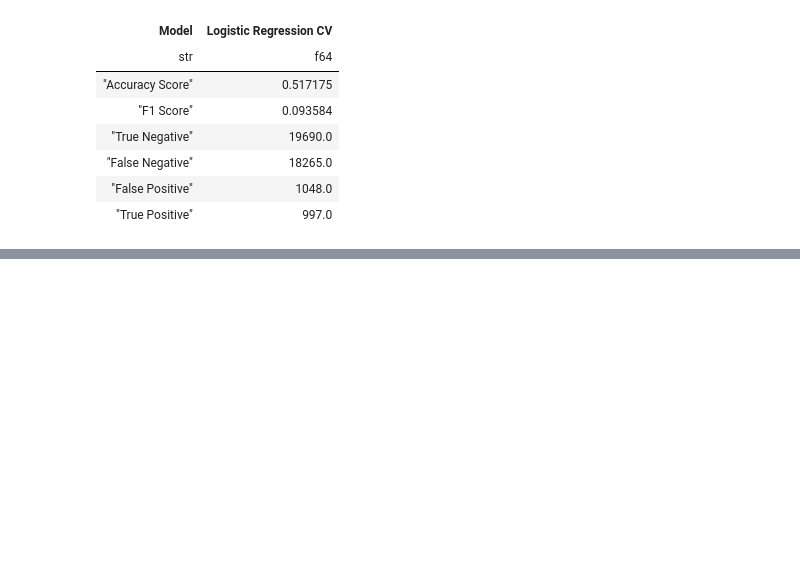
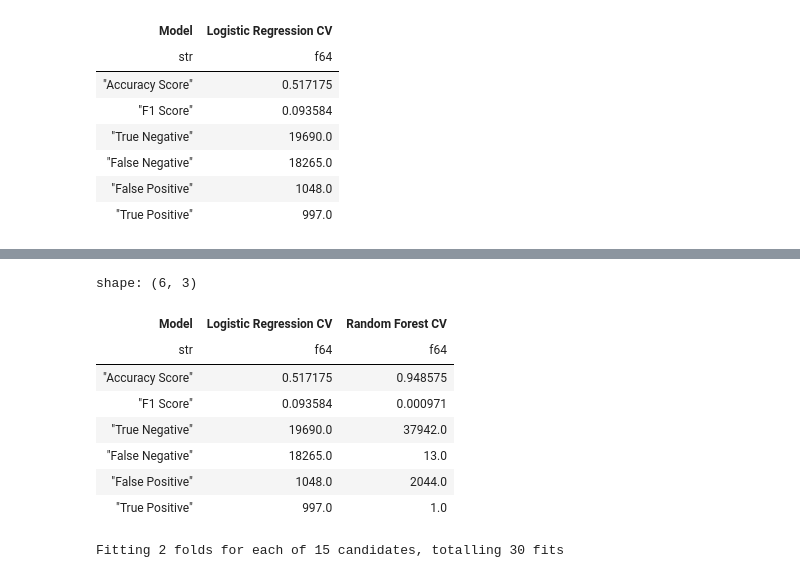
Before and after one commit to ZygimantasB/scikit-learn_training, a Jupyter notebook: Kaggle/Bank_Transaction_Fraud_Detection.ipynb, the cells around one changed output, grey strips where cells are left out. Drawn from its saved outputs; the diff is of its cells as text; code cells hidden in the pictures; blank space fills up the shorter version.

```diff
--- a/Kaggle/Bank_Transaction_Fraud_Detection.ipynb
+++ b/Kaggle/Bank_Transaction_Fraud_Detection.ipynb
@@ -320,0 +370,2 @@ Fitting 5 folds for each of 50 candidates, totalling 250 fits
+# %%
+conf_matrix = confusion_matrix(y_test, y_pred)
@@ -320,0 +376,23 @@ Fitting 5 folds for each of 50 candidates, totalling 250 fits
+# %%
+random_search = pl.DataFrame({
+    'Random Forest CV': [
+        accuracy_score(y_test, y_pred),
+        f1_score(y_test, y_pred),
+        conf_matrix[0, 0],
+        conf_matrix[0, 1],
+        conf_matrix[1, 0],
+        conf_matrix[1, 1]],
+
+})
+# %%
+result = pl.concat([result, random_search], how='horizontal')
+# %% [output]
+shape: (6, 3)
+| Model | Logistic Regression CV | Random Forest CV |
+| str | f64 | f64 |
+| "Accuracy Score" | 0.517175 | 0.948575 |
+| "F1 Score" | 0.093584 | 0.000971 |
+| "True Negative" | 19690.0 | 37942.0 |
+| "False Negative" | 18265.0 | 13.0 |
+| "False Positive" | 1048.0 | 2044.0 |
+| "True Positive" | 997.0 | 1.0 |
@@ -320,0 +426,4 @@ Fitting 5 folds for each of 50 candidates, totalling 250 fits
+# %%
+gradient_boosting_cv.fit(X_train_scaled, y_train_resampled)
+# %% [output]
+Fitting 2 folds for each of 15 candidates, totalling 30 fits
```
Also changed, not shown: parts of 26 cells of this notebook.
